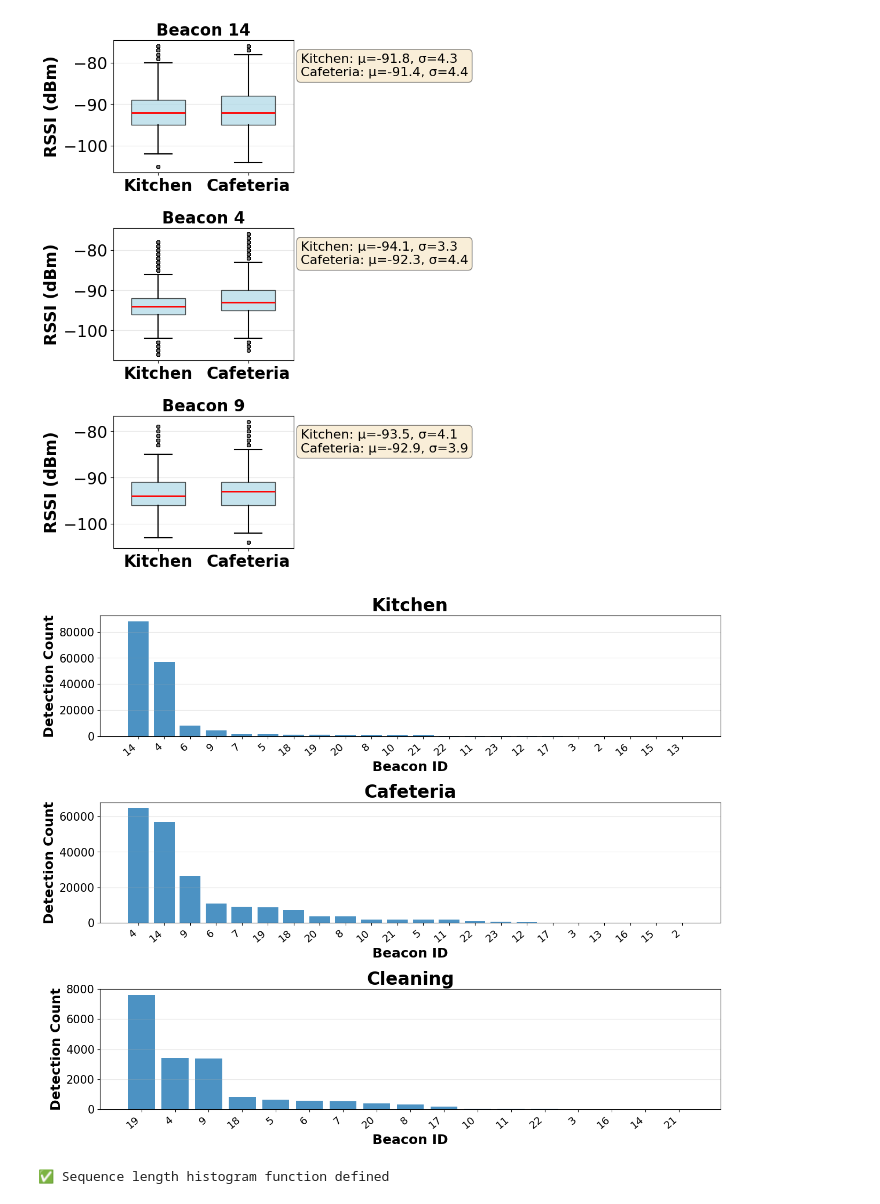
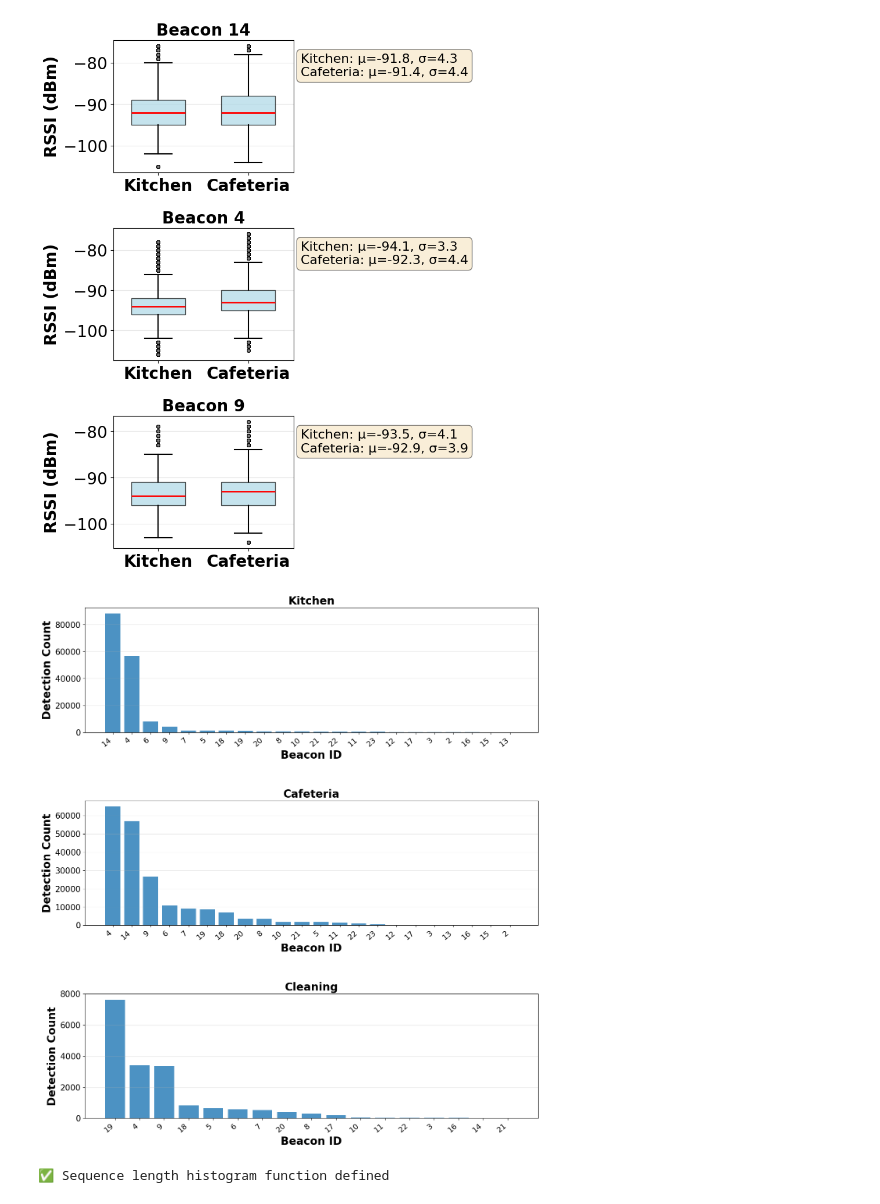
Before and after one commit to minhtrietcancode/abc-challenge-2026-location-classification, a Jupyter notebook: analysis/paper_materials.ipynb, the cells around one changed output. Drawn from its saved outputs; the diff is of its cells as text; code cells hidden in the pictures.

Commit message:
fix figure 8 once again

```diff
--- a/analysis/paper_materials.ipynb
+++ b/analysis/paper_materials.ipynb
@@ -82,34 +82,34 @@ plt.close(fig)
 # %%
 import matplotlib.pyplot as plt
 import pandas as pd
 df = pd.read_csv('../cleaned_dataset/labelled_ble_data.csv')
 
 # Select only 3 rooms to plot
 target_rooms = ['kitchen', 'cafeteria', 'cleaning']
 
 # Make the subplots much wider for more readable x-axis labels (e.g., 20x12)
-fig, axes = plt.subplots(3, 1, figsize=(15, 12))
+fig, axes = plt.subplots(3, 1, figsize=(15, 17))
 
 for idx, room in enumerate(target_rooms):
     room_data = df[df['room'] == room]['mac address'].value_counts()
 
     axes[idx].bar(range(len(room_data)), room_data.values, color='#1f77b4', alpha=0.8)
-    axes[idx].set_title(f'{room.title()}', fontsize=24, fontweight='bold')
-    axes[idx].set_xlabel('Beacon ID', fontsize=18, fontweight='bold')
-    axes[idx].set_ylabel('Detection Count', fontsize=18, fontweight='bold')
+    axes[idx].set_title(f'{room.title()}', fontsize=20, fontweight='bold')
+    axes[idx].set_xlabel('Beacon ID', fontsize=20, fontweight='bold')
+    axes[idx].set_ylabel('Detection Count', fontsize=20, fontweight='bold')
     axes[idx].set_xticks(range(len(room_data)))
     axes[idx].set_xticklabels(room_data.index, rotation=40, ha='right', fontsize=15)
     axes[idx].tick_params(axis='y', labelsize=15)
     axes[idx].tick_params(axis='x', labelsize=14)
     axes[idx].grid(axis='y', alpha=0.3)
 
 # More gap between subplots
 plt.subplots_adjust(hspace=0.55)
 
 plt.savefig('../paper_figures/beacon_freq_distribution.png', bbox_inches='tight', dpi=300)
 plt.show()
 # %% [output]
-[figure, old version]
+[figure, new version]
 # %%
 import pandas as pd
 df = pd.read_csv('../cleaned_dataset/labelled_ble_data.csv')
```
Also changed, not shown: 1 other file.
